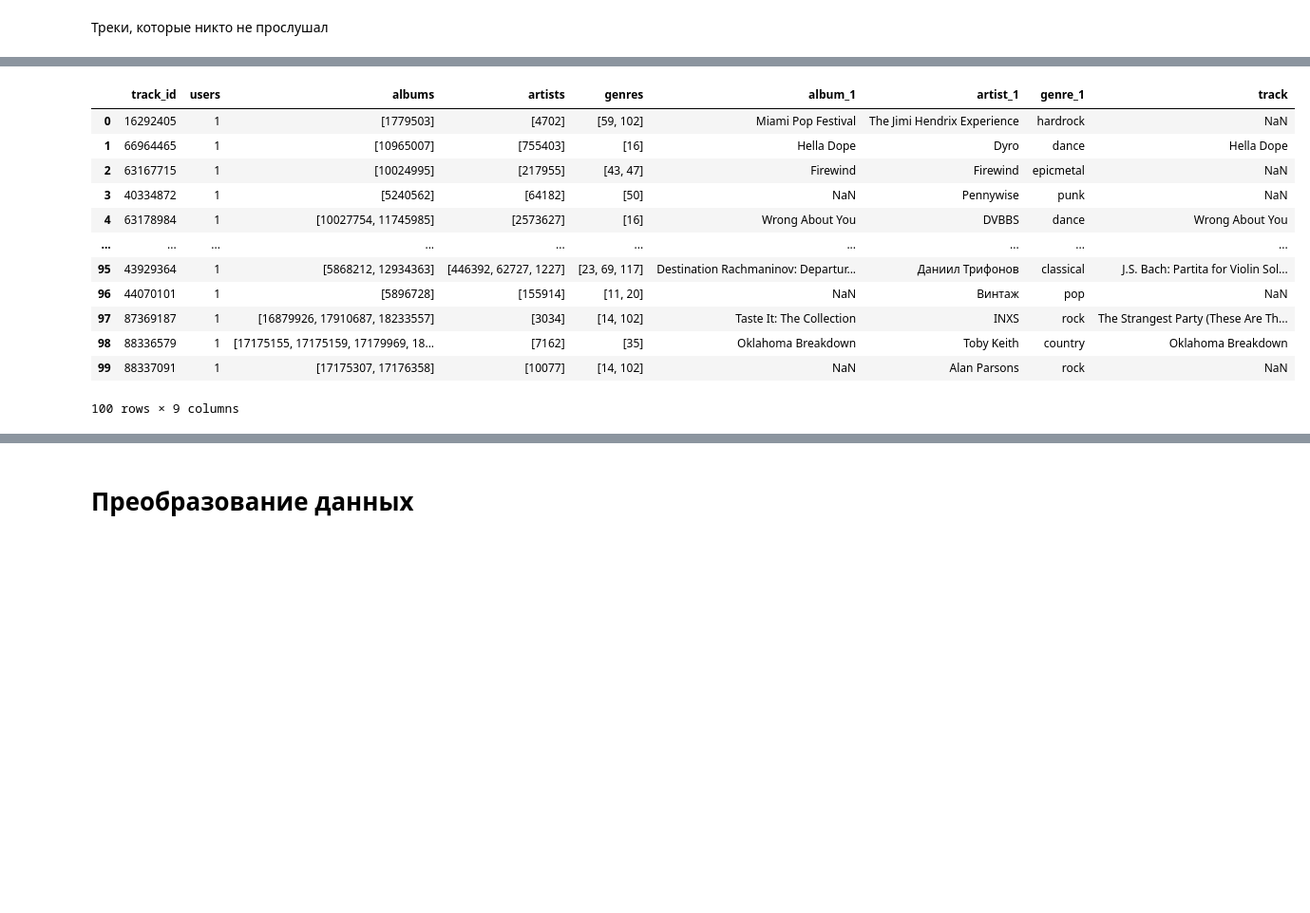
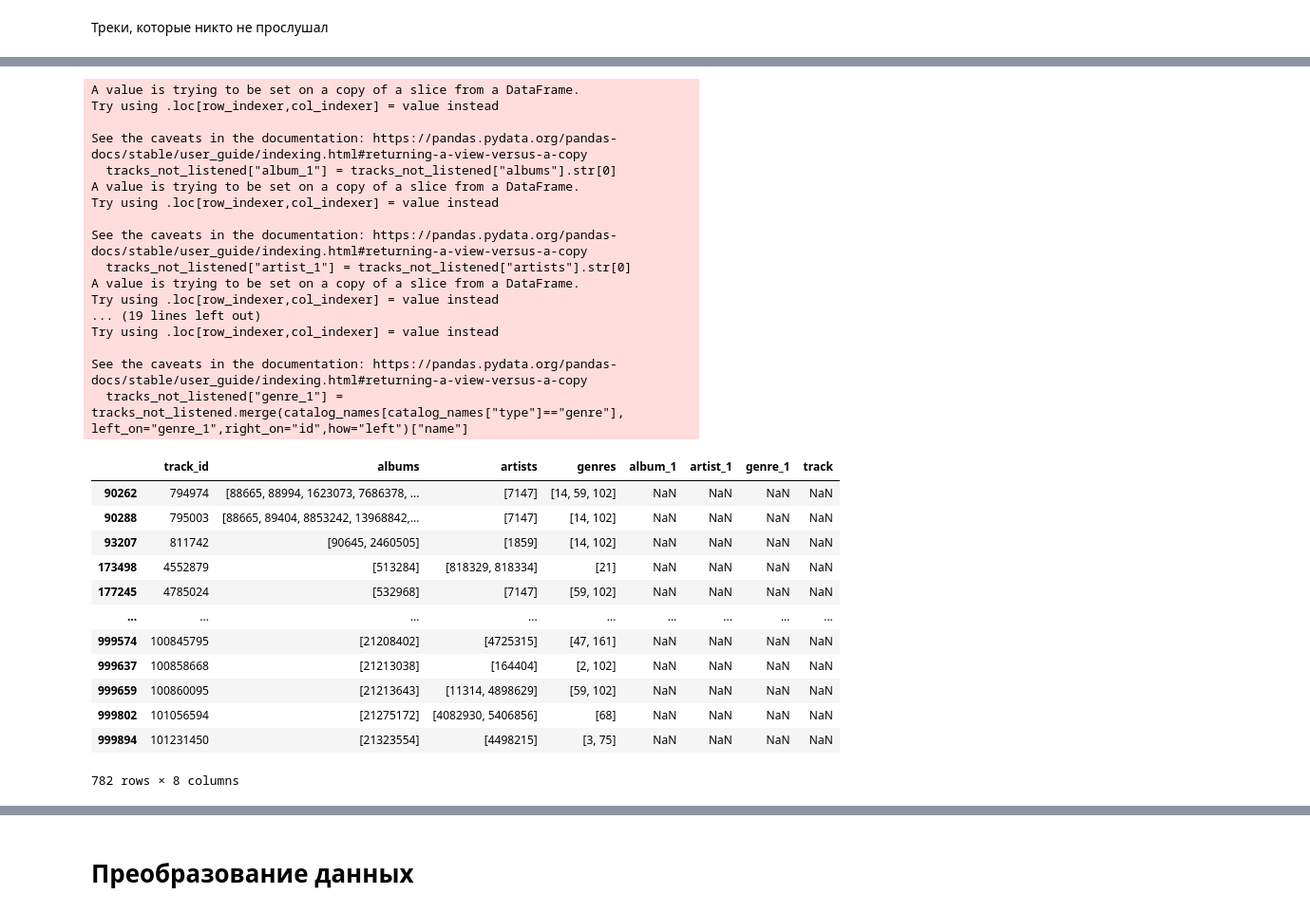
Before and after one commit to marsel171/mle-project-sprint-4, a Jupyter notebook: recommendations.ipynb, the cells around one changed output, grey strips where cells are left out. Shown at 95% size. Drawn from its saved outputs; the diff is of its cells as text; code cells hidden in the pictures; blank space fills up the shorter version.

```diff
--- a/recommendations.ipynb
+++ b/recommendations.ipynb
@@ -357,3 +357,11 @@ catalog_names[catalog_names["name"] == "Blues Six Pack"]
 # %%
 catalog_names = catalog_names.drop_duplicates(subset=["type","name"], keep="first")
 # осталось 62% данных
+# %%
+# уберем из данных треки из списка track_id_deleted
+catalog_names_tracks = catalog_names[catalog_names["type"]=="track"]
+catalog_names_others = catalog_names[catalog_names["type"]!="track"]
+catalog_names_tracks = catalog_names_tracks[~catalog_names_tracks["id"].isin(track_id_deleted)]
+catalog_names = pd.concat([catalog_names_others,catalog_names_tracks],ignore_index=True)
+catalog_names
+# осталось 61% данных
@@ -757,3 +784,7 @@ top_artists_df[~top_artists_df["id"].isnull()]
 103 rows × 2 columns
 # %% [markdown]
 Треки, которые никто не прослушал
+# %%
+tracks_not_listened = tracks[~tracks["track_id"].isin(interactions_by_track["track_id"].drop_duplicates(keep="first"))]
+tracks_not_listened
+# в tracks имеется 782 трека, которых нет во взаимодействиях
@@ -760,29 +809,42 @@ top_artists_df[~top_artists_df["id"].isnull()]
 # %%
-# выше выяснили, что все треки из tracks есть в interactions
-# посмотрим на треки с минимальными прослушиваниями
-
-interactions_by_track_tail_100 = interactions_by_track.sort_values(by="users").head(100).reset_index(drop=True)
-interactions_by_track_tail_100 = interactions_by_track_tail_100.merge(tracks, on="track_id", how="left")
-interactions_by_track_tail_100["album_1"] = interactions_by_track_tail_100["albums"].str[0]
-interactions_by_track_tail_100["artist_1"] = interactions_by_track_tail_100["artists"].str[0]
-interactions_by_track_tail_100["genre_1"] = interactions_by_track_tail_100["genres"].str[0]
-interactions_by_track_tail_100["track"] = interactions_by_track_tail_100.merge(catalog_names[catalog_names["type"]=="track"], left_on="track_id",right_on="id",how="left")["name"]
-interactions_by_track_tail_100["album_1"] = interactions_by_track_tail_100.merge(catalog_names[catalog_names["type"]=="album"], left_on="album_1",right_on="id",how="left")["name"]
-interactions_by_track_tail_100["artist_1"] = interactions_by_track_tail_100.merge(catalog_names[catalog_names["type"]=="artist"], left_on="artist_1",right_on="id",how="left")["name"]
-interactions_by_track_tail_100["genre_1"] = interactions_by_track_tail_100.merge(catalog_names[catalog_names["type"]=="genre"], left_on="genre_1",right_on="id",how="left")["name"]
-interactions_by_track_tail_100
+# попробуем выяснить по ним информацию
+tracks_not_listened["album_1"] = tracks_not_listened["albums"].str[0]
+tracks_not_listened["artist_1"] = tracks_not_listened["artists"].str[0]
+tracks_not_listened["genre_1"] = tracks_not_listened["genres"].str[0]
+tracks_not_listened["track"] = tracks_not_listened.merge(catalog_names[catalog_names["type"]=="track"], left_on="track_id",right_on="id",how="left")["name"]
+tracks_not_listened["album_1"] = tracks_not_listened.merge(catalog_names[catalog_names["type"]=="album"], left_on="album_1",right_on="id",how="left")["name"]
+tracks_not_listened["artist_1"] = tracks_not_listened.merge(catalog_names[catalog_names["type"]=="artist"], left_on="artist_1",right_on="id",how="left")["name"]
+tracks_not_listened["genre_1"] = tracks_not_listened.merge(catalog_names[catalog_names["type"]=="genre"], left_on="genre_1",right_on="id",how="left")["name"]
+tracks_not_listened
 # %% [output]
+A value is trying to be set on a copy of a slice from a DataFrame.
+Try using .loc[row_indexer,col_indexer] = value instead
+
+See the caveats in the documentation: https://pandas.pydata.org/pandas-docs/stable/user_guide/indexing.html#returning-a-view-versus-a-copy
+  tracks_not_listened["album_1"] = tracks_not_listened["albums"].str[0]
+A value is trying to be set on a copy of a slice from a DataFrame.
+Try using .loc[row_indexer,col_indexer] = value instead
+
+See the caveats in the documentation: https://pandas.pydata.org/pandas-docs/stable/user_guide/indexing.html#returning-a-view-versus-a-copy
+  tracks_not_listened["artist_1"] = tracks_not_listened["artists"].str[0]
+A value is trying to be set on a copy of a slice from a DataFrame.
+Try using .loc[row_indexer,col_indexer] = value instead
+... (19 lines left out)
+Try using .loc[row_indexer,col_indexer] = value instead
+
+See the caveats in the documentation: https://pandas.pydata.org/pandas-docs/stable/user_guide/indexing.html#returning-a-view-versus-a-copy
+  tracks_not_listened["genre_1"] = tracks_not_listened.merge(catalog_names[catalog_names["type"]=="genre"], left_on="genre_1",right_on="id",how="left")["name"]
-|  | track_id | users | albums | artists | genres | album_1 | artist_1 | genre_1 | track |
-| 0 | 16292405 | 1 | [1779503] | [4702] | [59, 102] | Miami Pop Festival | The Jimi Hendrix Experience | hardrock | NaN |
-| 1 | 66964465 | 1 | [10965007] | [755403] | [16] | Hella Dope | Dyro | dance | Hella Dope |
-| 2 | 63167715 | 1 | [10024995] | [217955] | [43, 47] | Firewind | Firewind | epicmetal | NaN |
-| 3 | 40334872 | 1 | [5240562] | [64182] | [50] | NaN | Pennywise | punk | NaN |
-| 4 | 63178984 | 1 | [10027754, 11745985] | [2573627] | [16] | Wrong About You | DVBBS | dance | Wrong About You |
-| ... | ... | ... | ... | ... | ... | ... | ... | ... | ... |
-| 95 | 43929364 | 1 | [5868212, 12934363] | [446392, 62727, 1227] | [23, 69, 117] | Destination Rachmaninov: Departur... | Даниил Трифонов | classical | J.S. Bach: Partita for Violin Sol... |
-| 96 | 44070101 | 1 | [5896728] | [155914] | [11, 20] | NaN | Винтаж | pop | NaN |
-| 97 | 87369187 | 1 | [16879926, 17910687, 18233557] | [3034] | [14, 102] | Taste It: The Collection | INXS | rock | The Strangest Party (These Are Th... |
-| 98 | 88336579 | 1 | [17175155, 17175159, 17179969, 18... | [7162] | [35] | Oklahoma Breakdown | Toby Keith | country | Oklahoma Breakdown |
-| 99 | 88337091 | 1 | [17175307, 17176358] | [10077] | [14, 102] | NaN | Alan Parsons | rock | NaN |
+|  | track_id | albums | artists | genres | album_1 | artist_1 | genre_1 | track |
+| 90262 | 794974 | [88665, 88994, 1623073, 7686378, ... | [7147] | [14, 59, 102] | NaN | NaN | NaN | NaN |
+| 90288 | 795003 | [88665, 89404, 8853242, 13968842,... | [7147] | [14, 102] | NaN | NaN | NaN | NaN |
+| 93207 | 811742 | [90645, 2460505] | [1859] | [14, 102] | NaN | NaN | NaN | NaN |
+| 173498 | 4552879 | [513284] | [818329, 818334] | [21] | NaN | NaN | NaN | NaN |
+| 177245 | 4785024 | [532968] | [7147] | [59, 102] | NaN | NaN | NaN | NaN |
+| ... | ... | ... | ... | ... | ... | ... | ... | ... |
+| 999574 | 100845795 | [21208402] | [4725315] | [47, 161] | NaN | NaN | NaN | NaN |
+| 999637 | 100858668 | [21213038] | [164404] | [2, 102] | NaN | NaN | NaN | NaN |
+| 999659 | 100860095 | [21213643] | [11314, 4898629] | [59, 102] | NaN | NaN | NaN | NaN |
+| 999802 | 101056594 | [21275172] | [4082930, 5406856] | [68] | NaN | NaN | NaN | NaN |
+| 999894 | 101231450 | [21323554] | [4498215] | [3, 75] | NaN | NaN | NaN | NaN |
-100 rows × 9 columns
+782 rows × 8 columns
 # %%
```
Also changed, not shown: parts of 25 cells of this notebook.
